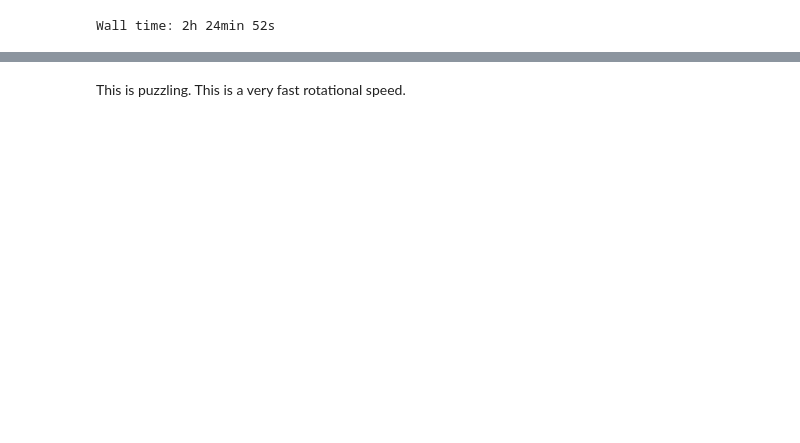
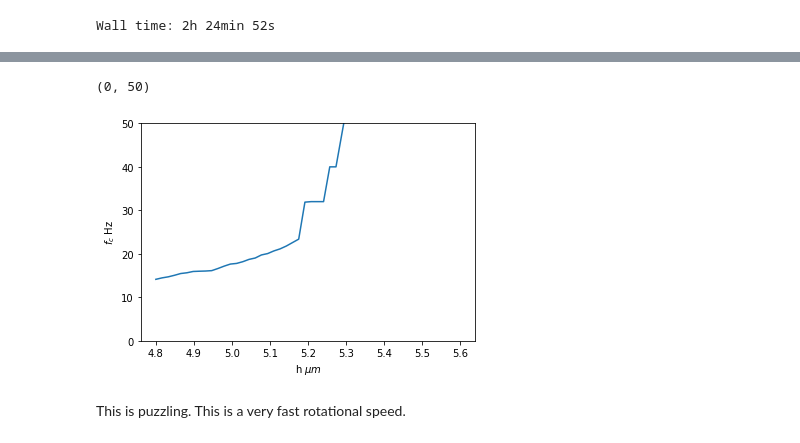
Before and after one commit to aortiza/Notes, a Jupyter notebook: SimulationsOfDimerSystem/SimulationsOfDimerSystem-14-SingleDimerRotationSpeed.ipynb, the cells around one changed output, grey strips where cells are left out. Saved outputs shown, nothing was run; the diff lists cells and outputs as text; code cells hidden in the pictures; blank space fills up the shorter version.

```diff
--- a/SimulationsOfDimerSystem/SimulationsOfDimerSystem-14-SingleDimerRotationSpeed.ipynb
+++ b/SimulationsOfDimerSystem/SimulationsOfDimerSystem-14-SingleDimerRotationSpeed.ipynb
@@ -316,2 +335,10 @@ plt.axis
+# %%
+plt.plot(height,cutoff_frequency)
+plt.xlabel("h $\mu{m}$")
+plt.ylabel("$f_c$ Hz")
+plt.ylim(0,50)
+# %% [output]
+(0, 50)
+[figure, added]
 # %% [markdown]
 This is puzzling. This is a very fast rotational speed.
```
Also changed, not shown: parts of 14 cells of this notebook, 4 other files.
